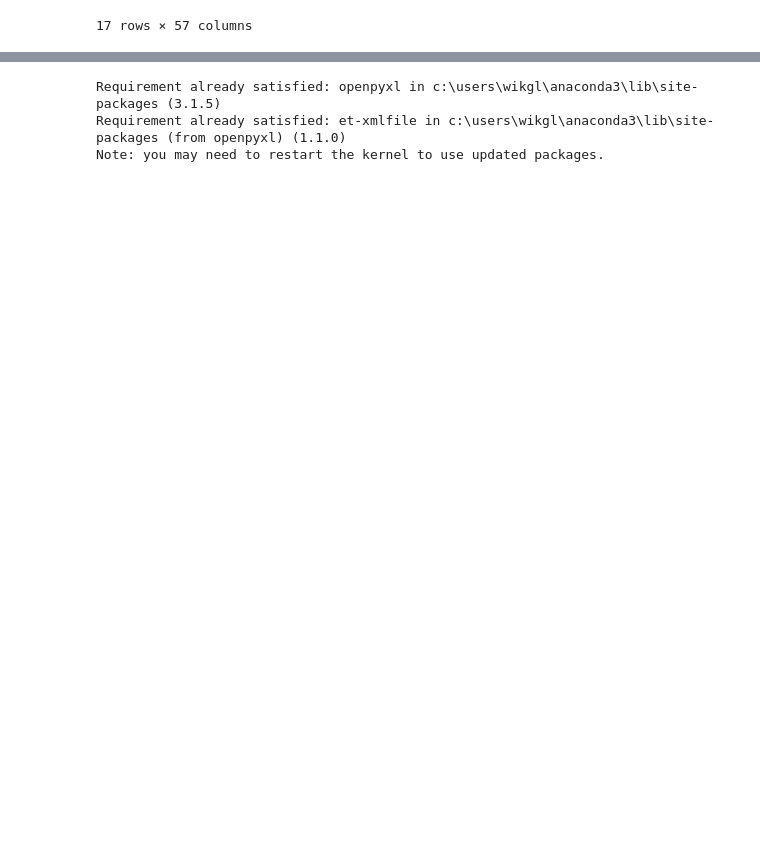
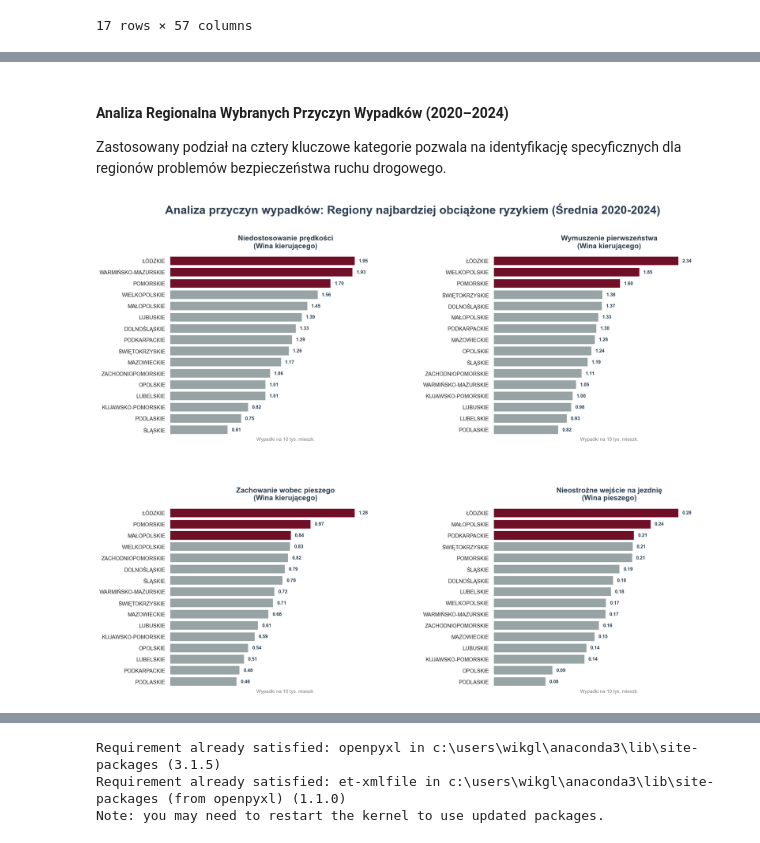
Before and after one commit to wiktoria-gliniecka/ggplotki, a Jupyter notebook: projekt_ggplotki.ipynb, the cells around one changed output, grey strips where cells are left out. Drawn from its saved outputs; the diff is of its cells as text; code cells hidden in the pictures; blank space fills up the shorter version.

```diff
--- a/projekt_ggplotki.ipynb
+++ b/projekt_ggplotki.ipynb
@@ -280,0 +505,80 @@ dane
+# %% [markdown]
+#### Analiza Regionalna Wybranych Przyczyn Wypadków (2020–2024)
+
+Zastosowany podział na cztery kluczowe kategorie pozwala na identyfikację specyficznych dla regionów problemów bezpieczeństwa ruchu drogowego.
+# %%
+import matplotlib.pyplot as plt
+import seaborn as sns
+import numpy as np
+
+# 1. KONFIGURACJA NAZW
+nazwy_profesjonalne = {
+    'niedostosowanie prędkości do warunków ruchu': 'Niedostosowanie prędkości\n(Wina kierującego)',
+    'nieprzestrzeganie pierwszeństwa przejazdu': 'Wymuszenie pierwszeństwa\n(Wina kierującego)',
+    'nieprawidłowe zachowanie wobec pieszych': 'Zachowanie wobec pieszego\n(Wina kierującego)',
+    'wina pieszych - nieostrożne wejście na jezdnię': 'Nieostrożne wejście na jezdnię\n(Wina pieszego)'
+}
+
+# Usuwamy ewentualne ukryte spacje z nazw w tabeli (profilaktycznie)
+df_full['Kategoria'] = df_full['Kategoria'].str.strip()
+
+# 2. PRZYGOTOWANIE FIGURY
+sns.set_style("white")
+fig, axes = plt.subplots(2, 2, figsize=(20, 15))
+axes = axes.flatten()
+
+# 3. GENEROWANIE 4 WYKRESÓW
+for ax, (kategoria_org, kategoria_nowa) in zip(axes, nazwy_profesjonalne.items()):
+
+    # Pobieramy dane dla konkretnej kategorii
+    data_temp = df_full[df_full['Kategoria'] == kategoria_org]
+
+    # Tworzymy ranking (średnia z lat 2020-2024)
+    ranking = data_temp.groupby('Wojewodztwo')['Wskaznik_10k'].mean().sort_values(ascending=False).reset_index()
+
+    # Jeśli ranking jest pusty, wyświetlamy informację (zabezpieczenie)
+    if ranking.empty:
+        ax.text(0.5, 0.5, f"Błąd: Nie znaleziono kategorii\n'{kategoria_org}'",
+                ha='center', va='center', color='red', fontsize=12)
+        continue
+
+    max_val = ranking['Wskaznik_10k'].max()
+    offset = max_val * 0.02
+
+    # Kolory: Top 3 na ciemny burgund, reszta szara
+    kolory = ['#800020' if i < 3 else '#95a5a6' for i in range(len(ranking))]
+
+    # Rysowanie słupków
+    sns.barplot(x='Wskaznik_10k', y='Wojewodztwo', data=ranking,
+                palette=kolory, ax=ax, orient='h', hue='Wojewodztwo', legend=False)
+
+    # Tytuły i osie
+    ax.set_title(kategoria_nowa, fontsize=15, fontweight='bold', pad=15, color='#2c3e50')
+    ax.set_xlabel("Wypadki na 10 tys. mieszk.", fontsize=10, color='gray')
+    ax.set_ylabel("")
+
+    # Wartości liczbowe na końcach słupków
+    for p in ax.patches:
+        width = p.get_width()
+        if width > 0:
+            ax.text(width + offset,
+                    p.get_y() + p.get_height() / 2,
+                    '{:1.2f}'.format(width),
+                    ha='left', va='center',
+                    fontsize=10, color='#2c3e50', fontweight='bold')
+
+    # Czyszczenie wykresu (brak osi X, brak ramek)
+    sns.despine(ax=ax, left=True, bottom=True)
+    ax.set_xticks([])
+    ax.set_xlim(0, max_val * 1.25)
+
+# 4. TYTUŁ GŁÓWNY
+plt.suptitle('Analiza przyczyn wypadków: Regiony najbardziej obciążone ryzykiem (Średnia 2020-2024)',
+             fontsize=24, fontweight='bold', color='#2c3e50', y=0.98)
+
+# 5. USTAWIENIE MARGINESÓW
+plt.subplots_adjust(left=0.15, right=0.95, top=0.88, bottom=0.05, wspace=0.4, hspace=0.4)
+
+plt.show()
+# %% [output]
+[figure, added]
```
Also changed, not shown: parts of 40 cells of this notebook, 7 other files.
